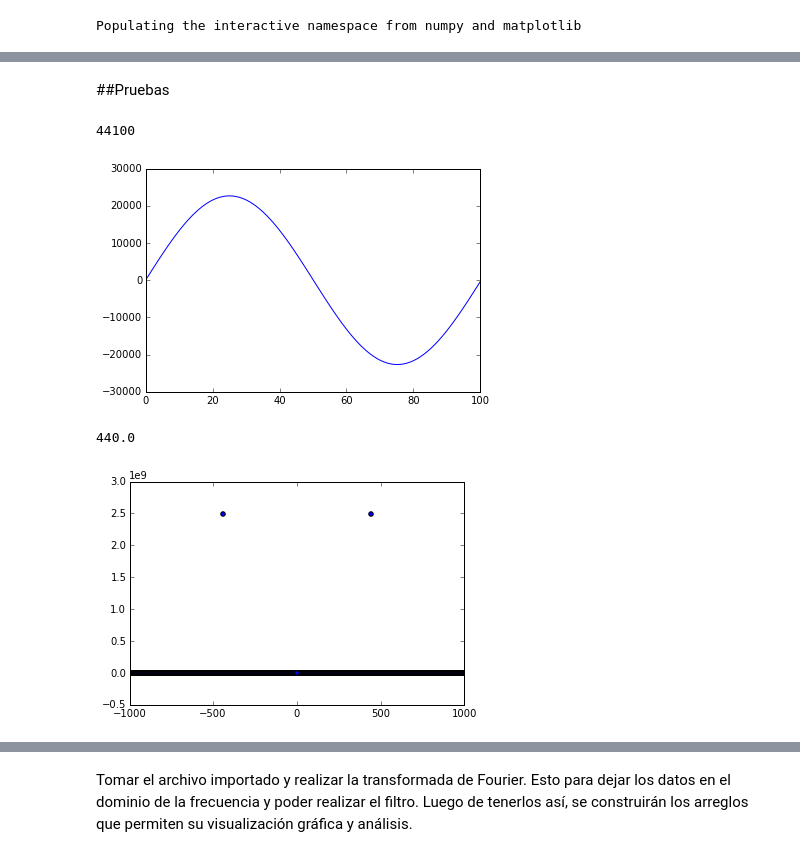
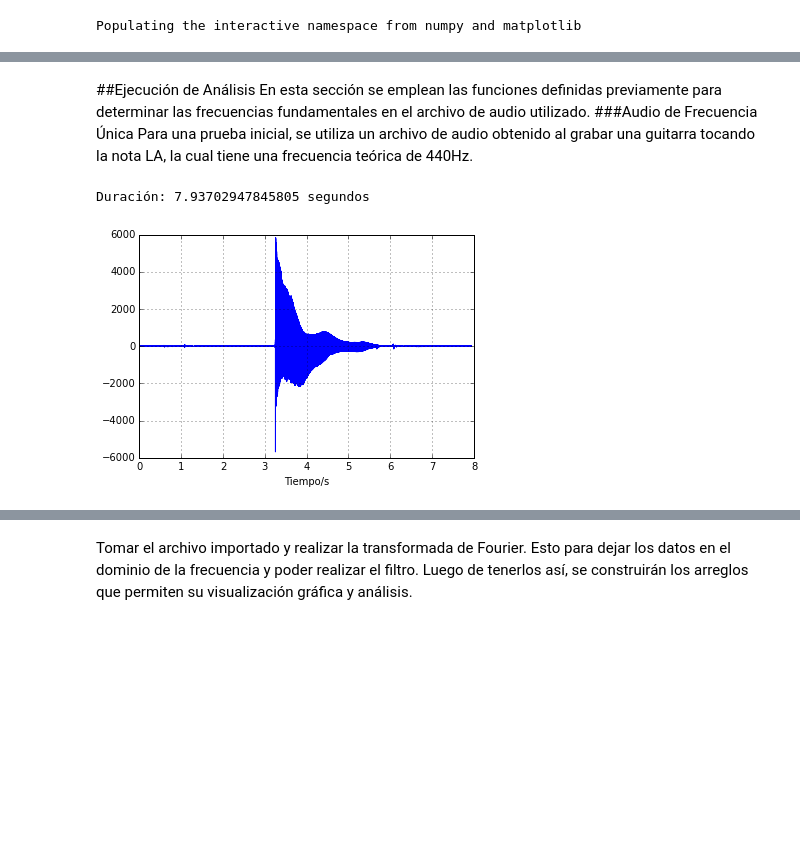
Before and after one commit to JuanUrrea6/MC, a Jupyter notebook: Proyecto Final/Filtrado.ipynb, the cells around one changed output, grey strips where cells are left out. Cells and saved outputs as stored; diff of their text form; code cells hidden in the pictures; blank space fills up the shorter version.

Commit message:
Actualizar filtrado.ipynb
Desarrollo de análisis de archivos de audio distintos.

```diff
--- a/Proyecto Final/Filtrado.ipynb
+++ b/Proyecto Final/Filtrado.ipynb
@@ -14,15 +12,25 @@ t = []
+# %%
+#Algunas constantes que serán modificadas por las funciones.
+sampling = 0 #La frecuencia de muestreo del archivo de audio analizado. (Tipo= int)
+dt = 0 #El diferencial de tiempo que define el menor salto de tiempo en el archivo. (Tipo = int)
+N = 0 #La cantidad de datos en el archivo de audio. (Tipo = int)
+t = []
 # %%
 #Nombre: Leer
 #Parámetros: archivo- El nombre completo del archivo, junto con la extensión .wav.
 #Parámetros: graficar- Booleano. De ser True, grafica los datos obtenidos del archivo importado.
 #Este método importa un archivo escrito como .wav, para luego retornar un arreglo que contiene todos los datos
-#contenidos en dicho archivo y la frecuencia de samplin del archivo .wav.
+#contenidos en dicho archivo, la frecuencia de sampling del archivo .wav y el arreglo de duración temporal propio.
 def leer(archivo):
+    global sampling
     global t
+    global N
     datosGeneral = read(archivo)
     original = datosGeneral[1]
     sampling = datosGeneral[0]
-    return array([original, sampling])
+    N = len(original)
+    t = linspace(0, N*(1/sampling), N)
+    return array([original, sampling, t])
 # %%
 #Nombre: Fourier
 #Parámetros: archivo- El nombre del archivo generado por la función Leer.
@@ -51,32 +48,0 @@ def filtro(transformada, frecuencias):
-# %% [markdown]
-##Pruebas
-# %%
-#Leer el archivo .wav
-prueba1 = read("laPrueba.wav")
-plot(prueba1[1])
-xlim(0,100)
-prueba1[0]
-# %% [output]
-44100
-[figure, removed]
-# %%
-#prueba2 = fourier(prueba1)
-#scatter(prueba2[0], prueba2[1])
-#max(prueba2[0])
-dt = 1/prueba1[0]
-
-trans = fft(prueba1[1])
-absolute = abs(trans)
-maximo = max(absolute)
-freq = fftfreq(N,dt)
-
-scatter(freq, absolute)
-xlim(-1000,1000)
-
-for i in range(len(absolute)):
-    if(absolute[i] == maximo):
-        print(freq[i])
-        break
-# %% [output]
-440.0
-[figure, removed]
@@ -84,0 +49,17 @@ trans[abs(freq) != max(freq)] = 0
+# %% [markdown]
+##Ejecución de Análisis
+En esta sección se emplean las funciones definidas previamente para determinar las frecuencias fundamentales en el archivo de audio utilizado.
+###Audio de Frecuencia Única
+Para una prueba inicial, se utiliza un archivo de audio obtenido al grabar una guitarra tocando la nota LA, la cual tiene una frecuencia teórica de 440Hz.
+# %%
+prueba1 = leer("A440.wav") #Obtener la información del archivo de audio.
+arregloMusical = prueba1[0] #El arreglo que define el archivo de audio.
+tiempo = prueba1[2]
+plot(tiempo,arregloMusical) #Visualizar el arreglo del archivo de audio.
+#Las siguientes líneas corresponden a la configuración estética de la gráfica.
+xlabel("Tiempo/s")
+grid(True)
+print("Duración: " + str(N*(1/sampling)) + " segundos")
+# %% [output]
+Duración: 7.93702947845805 segundos
+[figure, added]
```
Also changed, not shown: parts of 15 cells of this notebook.
